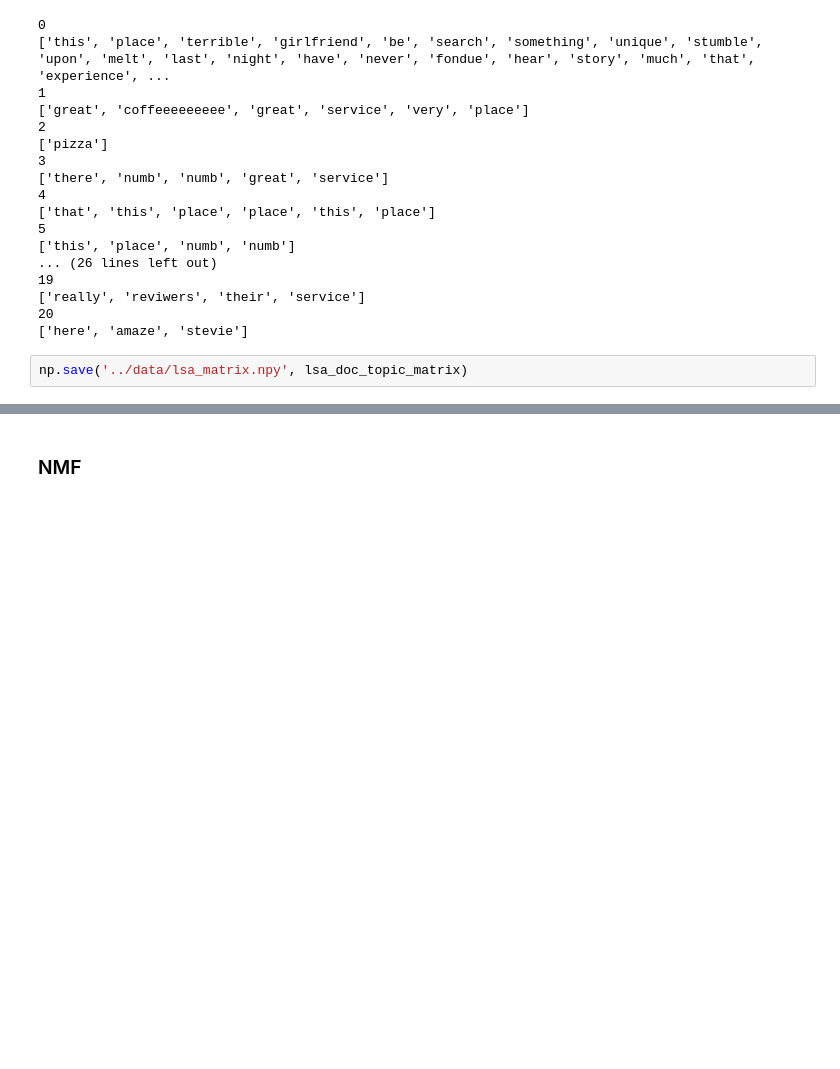
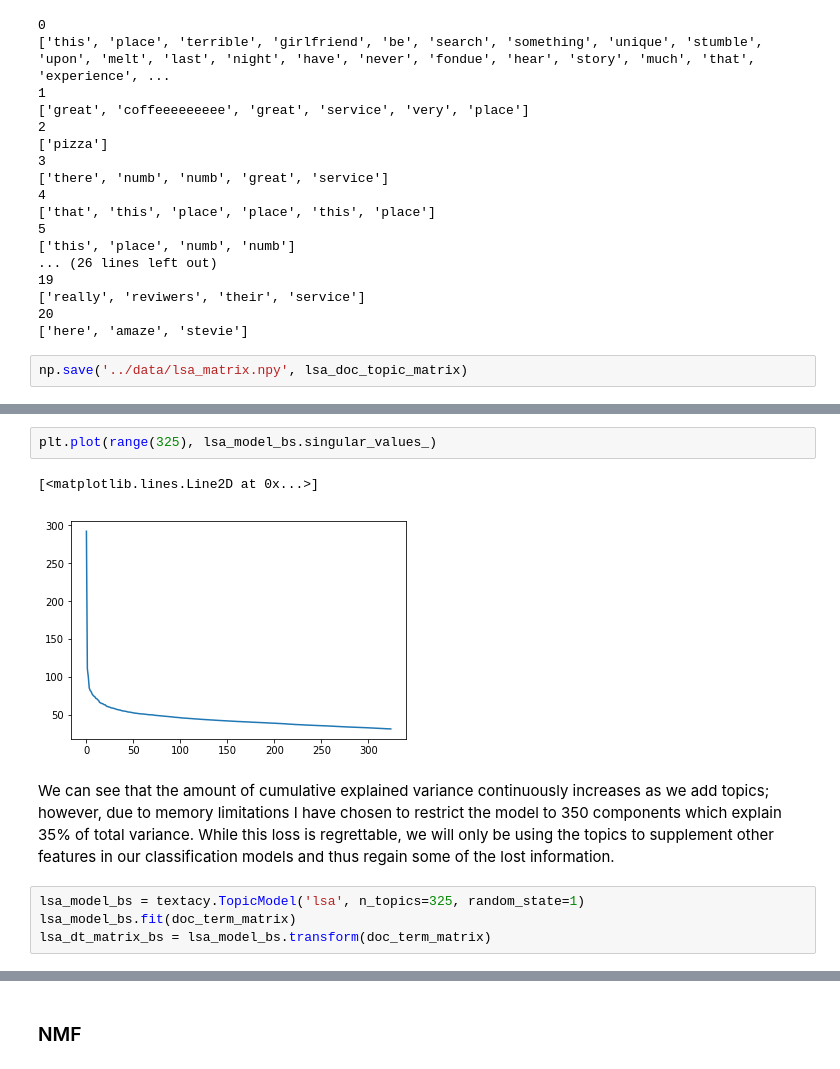
Before and after one commit to gd32/yelp_topic_modeling, a Jupyter notebook: notebooks/03_Vectorization_and_Topic_Analysis.ipynb, the cells around one changed output, grey strips where cells are left out. Drawn from its saved outputs; the diff is of its cells as text; blank space fills up the shorter version.

```diff
--- a/notebooks/03_Vectorization_and_Topic_Analysis.ipynb
+++ b/notebooks/03_Vectorization_and_Topic_Analysis.ipynb
@@ -146,0 +144,11 @@ np.save('../data/lsa_matrix.npy', lsa_doc_topic_matrix)
+# %%
+plt.plot(range(325), lsa_model_bs.singular_values_)
+# %% [output]
+[<matplotlib.lines.Line2D at 0x...>]
+[figure, added]
+# %% [markdown]
+We can see that the amount of cumulative explained variance continuously increases as we add topics; however, due to memory limitations I have chosen to restrict the model to 350 components which explain 35% of total variance. While this loss is regrettable, we will only be using the topics to supplement other features in our classification models and thus regain some of the lost information.
+# %%
+lsa_model_bs = textacy.TopicModel('lsa', n_topics=325, random_state=1)
+lsa_model_bs.fit(doc_term_matrix)
+lsa_dt_matrix_bs = lsa_model_bs.transform(doc_term_matrix)
```
Also changed, not shown: parts of 26 cells of this notebook, 5 other files.
